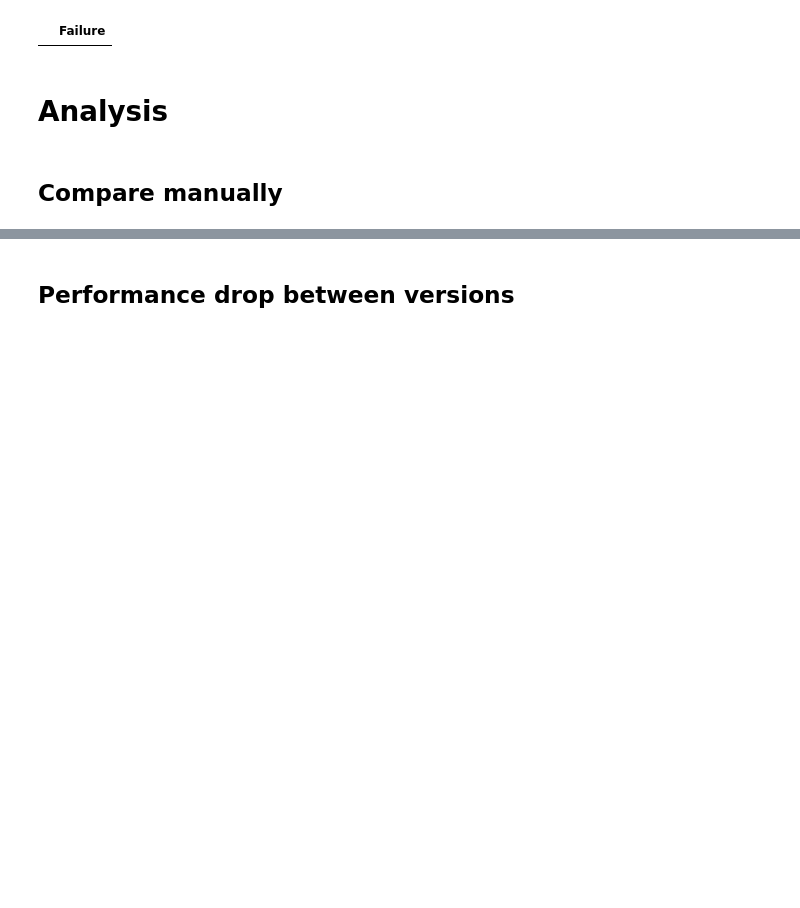
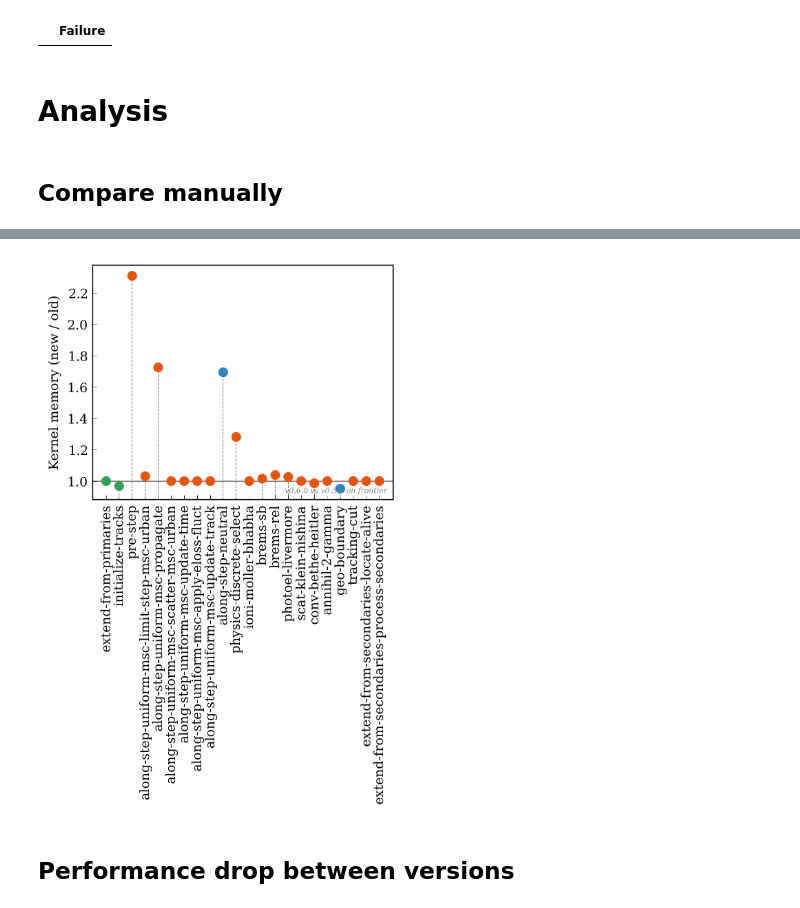
Before and after one commit to celeritas-project/regression, a Jupyter notebook: compare.ipynb, the cells around one changed output, grey strips where cells are left out. Saved outputs shown, nothing was run; the diff lists cells and outputs as text; code cells hidden in the pictures; blank space fills up the shorter version.

```diff
--- a/compare.ipynb
+++ b/compare.ipynb
@@ -146,3 +199,9 @@ Name: cms-hgcal, dtype: float64
+# %%
+(fig, ax) = plot_manual_ratio(total_mem(new_kernel_stats) / total_mem(old_kernel_stats))
+ax.set_ylabel('Kernel memory (new / old)')
+ax.get_figure().savefig(f"results-old/{system}/rel-memory.png")
+# %% [output]
+[figure, added]
 # %% [markdown]
 ## Performance drop between versions
 # %%
```
Also changed, not shown: parts of 16 cells of this notebook, 2 other files.
